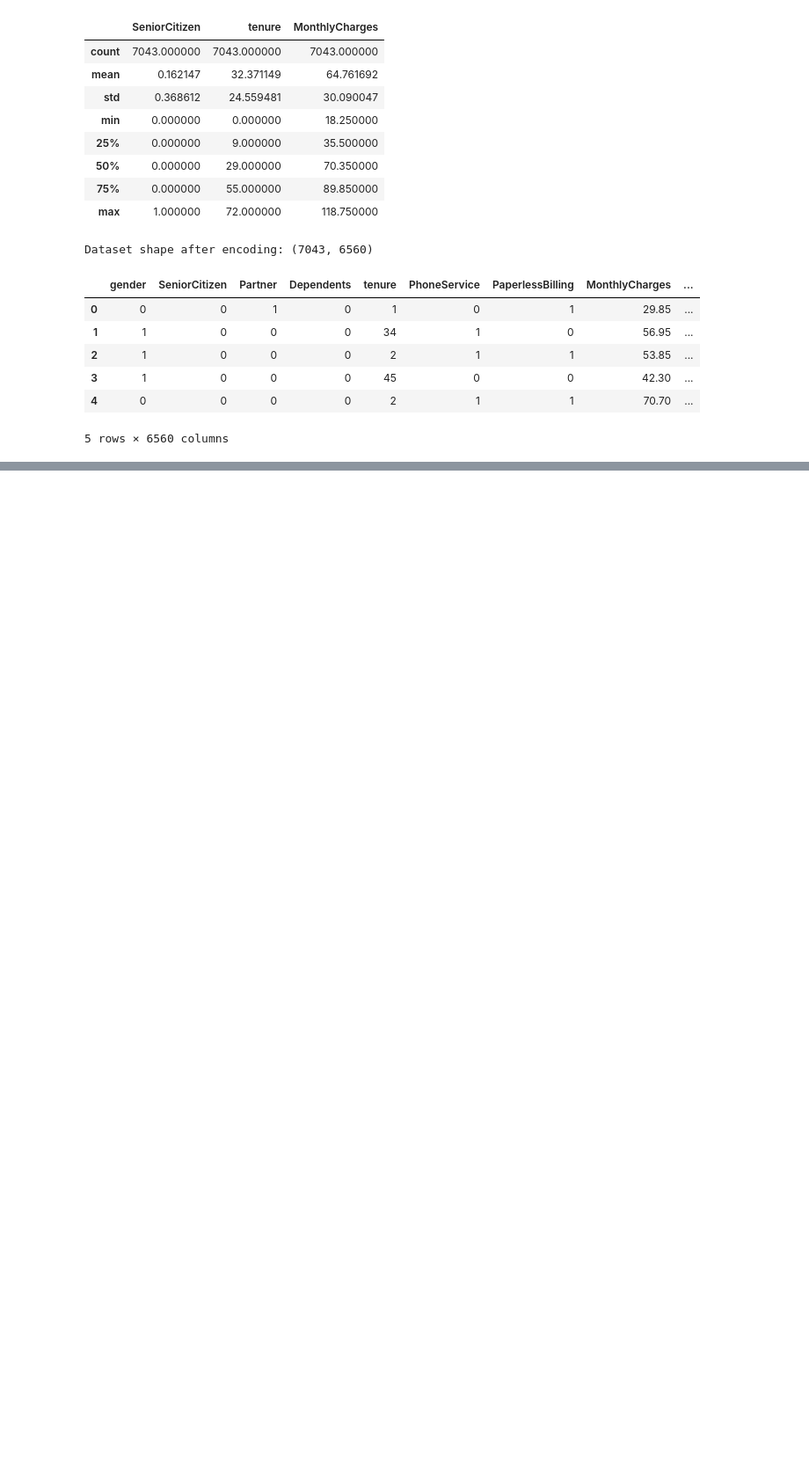
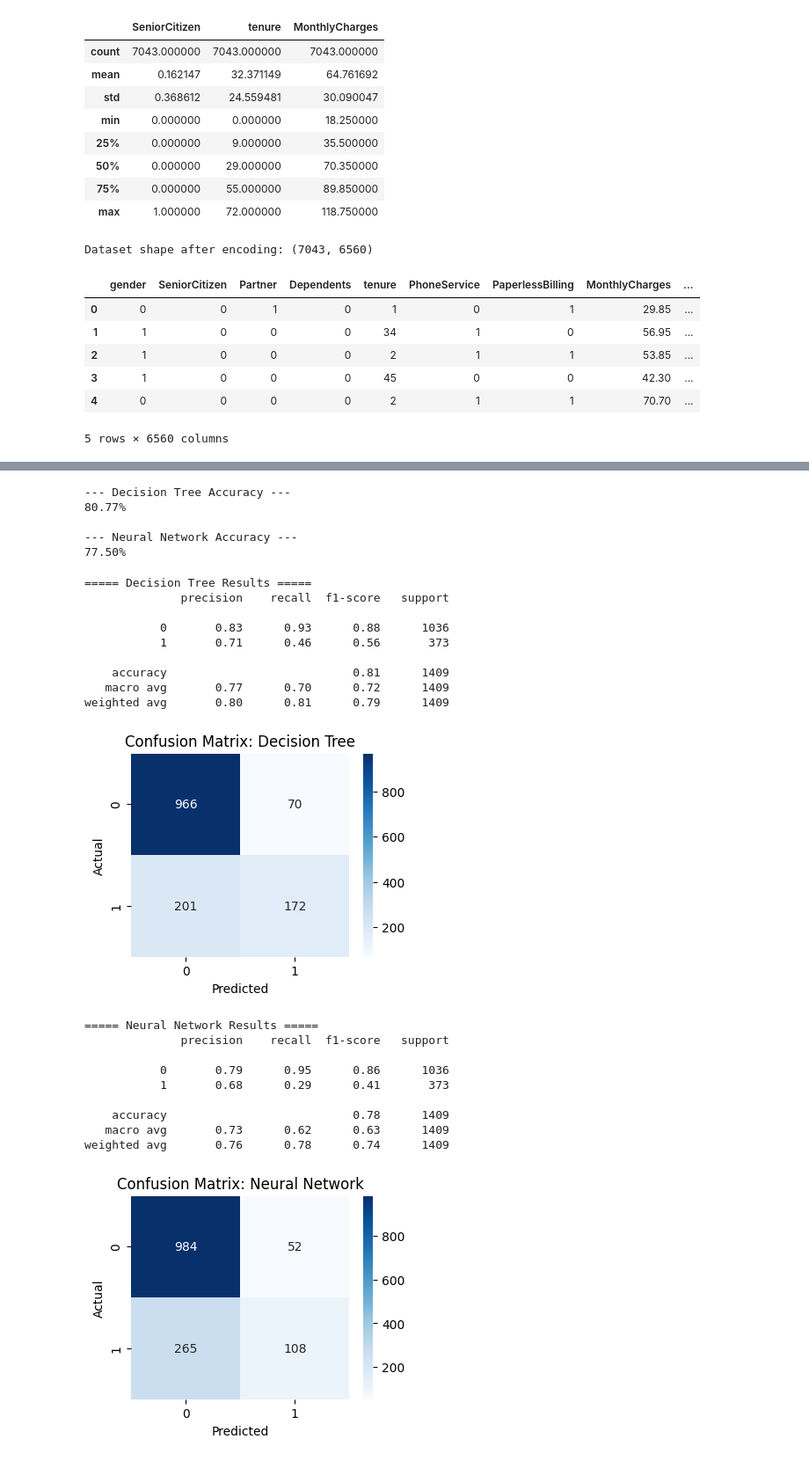
Before and after one commit to Lochana-Nelum/Teleproject, a Jupyter notebook: TelcoProject.ipynb, the cells around one changed output, grey strips where cells are left out. Shown: that part at 88% size. Drawn from its saved outputs; the diff is of its cells as text; code cells hidden in the pictures; blank space fills up the shorter version.

```diff
--- a/TelcoProject.ipynb
+++ b/TelcoProject.ipynb
@@ -174,0 +147,70 @@ Initial Decision Tree model trained.
+# %%
+#Decision Tree and Neural Network ---
+from sklearn.tree import DecisionTreeClassifier
+from sklearn.neural_network import MLPClassifier
+from sklearn.metrics import accuracy_score, classification_report
+
+# 1. Decision Tree Model
+dt_model = DecisionTreeClassifier(max_depth=5, random_state=42) # 'max_depth' keeps it simple
+dt_model.fit(X_train, y_train) # Training
+dt_preds = dt_model.predict(X_test) # Testing
+
+# 2. Neural Network Model
+# We use X_train_scaled because Neural Networks are sensitive to number sizes
+nn_model = MLPClassifier(hidden_layer_sizes=(16, 8), max_iter=500, random_state=42)
+nn_model.fit(X_train_scaled, y_train)
+nn_preds = nn_model.predict(X_test_scaled)
+
+# 3. Compare Results (Task 2: Experimental Results)
+print("--- Decision Tree Accuracy ---")
+print(f"{accuracy_score(y_test, dt_preds):.2%}")
+
+print("\n--- Neural Network Accuracy ---")
+print(f"{accuracy_score(y_test, nn_preds):.2%}")
+# %% [output]
+--- Decision Tree Accuracy ---
+80.77%
+
+--- Neural Network Accuracy ---
+77.50%
+# %%
+# Detailed Comparison ---
+from sklearn.metrics import classification_report, confusion_matrix
+
+# Function to show results clearly
+def show_results(name, y_true, y_pred):
+    print(f"\n===== {name} Results =====")
+    print(classification_report(y_true, y_pred))
+
+    # Let's visualize the "Confusion Matrix" (What the model got right vs wrong)
+    plt.figure(figsize=(4,3))
+    sns.heatmap(confusion_matrix(y_true, y_pred), annot=True, fmt='d', cmap='Blues')
+    plt.xlabel('Predicted')
+    plt.ylabel('Actual')
+    plt.title(f'Confusion Matrix: {name}')
+    plt.show()
+
+# Run the comparison
+show_results("Decision Tree", y_test, dt_preds)
+show_results("Neural Network", y_test, nn_preds)
+# %% [output]
+===== Decision Tree Results =====
+              precision    recall  f1-score   support
+
+           0       0.83      0.93      0.88      1036
+           1       0.71      0.46      0.56       373
+
+    accuracy                           0.81      1409
+   macro avg       0.77      0.70      0.72      1409
+weighted avg       0.80      0.81      0.79      1409
+[figure, added]
+===== Neural Network Results =====
+              precision    recall  f1-score   support
+
+           0       0.79      0.95      0.86      1036
+           1       0.68      0.29      0.41       373
+
+    accuracy                           0.78      1409
+   macro avg       0.73      0.62      0.63      1409
+weighted avg       0.76      0.78      0.74      1409
+[figure, added]
```
Also changed, not shown: parts of 5 cells of this notebook.
